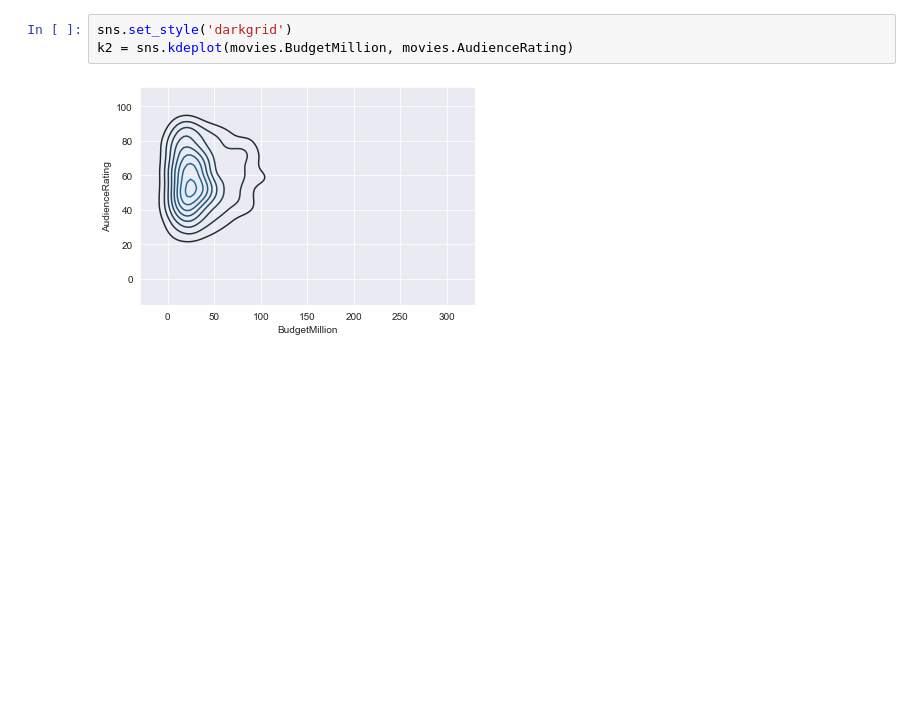
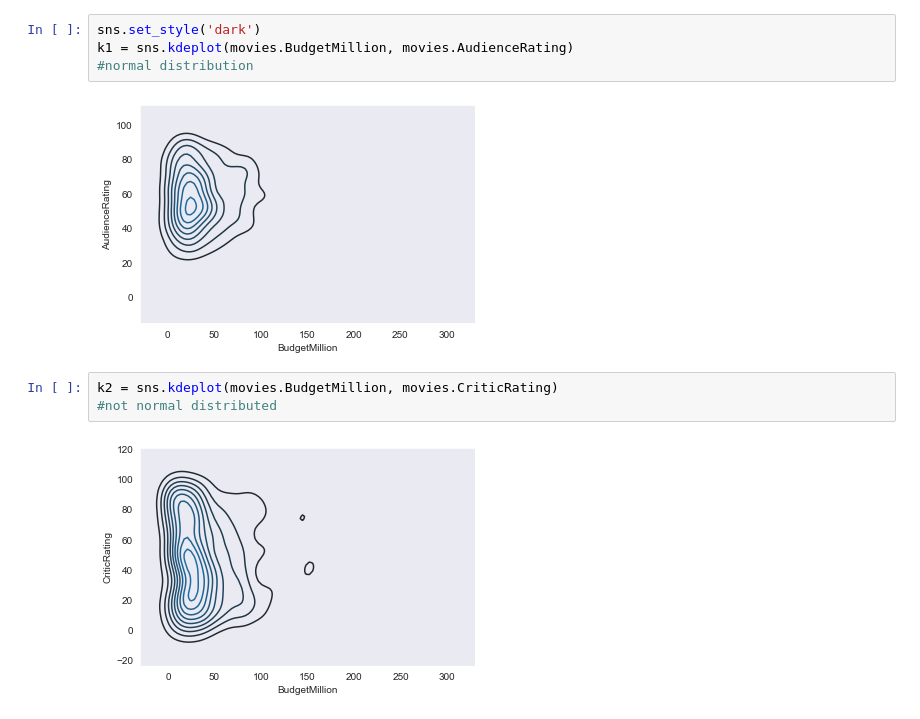
Before and after one commit to crivisan/Thesis_Prep, a Jupyter notebook: 1_Py4DS/6_Advanced_Visualization.ipynb, the cells around one changed output. Cells and saved outputs as stored; diff of their text form; blank space fills up the shorter version.

```diff
--- a/1_Py4DS/6_Advanced_Visualization.ipynb
+++ b/1_Py4DS/6_Advanced_Visualization.ipynb
@@ -260,7 +260,13 @@ import seaborn as sns
 import warnings
 warnings.filterwarnings('ignore')
 # %%
-sns.set_style('darkgrid')
-k2 = sns.kdeplot(movies.BudgetMillion, movies.AudienceRating)
+sns.set_style('dark')
+k1 = sns.kdeplot(movies.BudgetMillion, movies.AudienceRating)
+#normal distribution
 # %% [output]
 [figure]
+# %%
+k2 = sns.kdeplot(movies.BudgetMillion, movies.CriticRating)
+#not normal distributed
+# %% [output]
+[figure, added]
```
Also changed, not shown: parts of 14 cells of this notebook.
